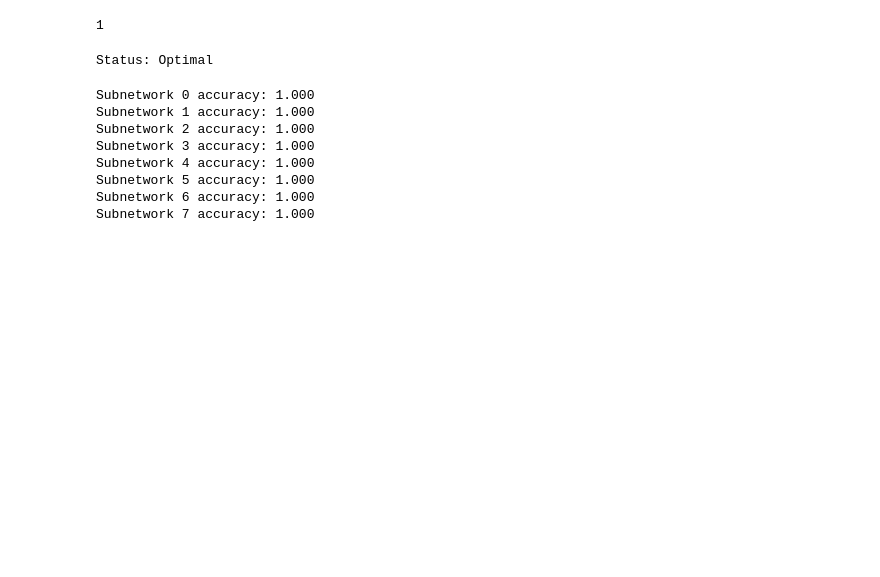
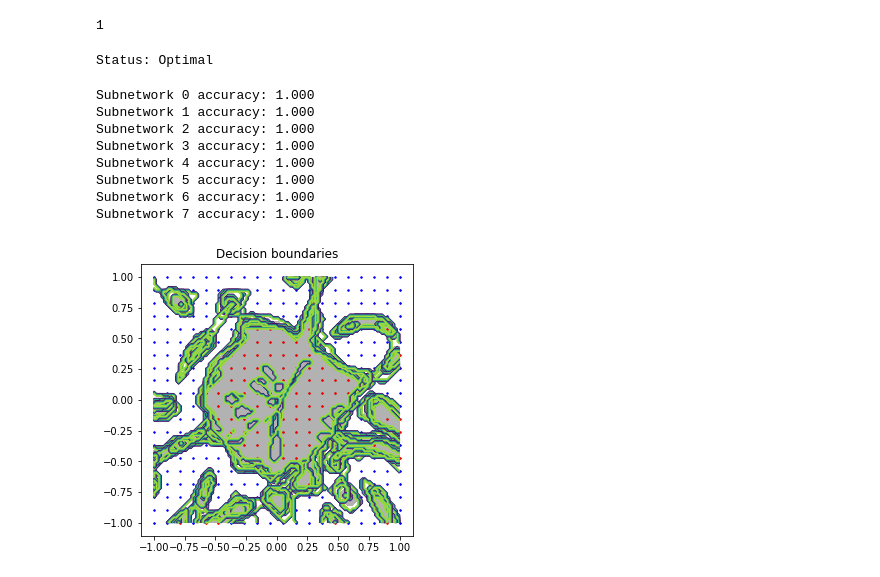
Before and after one commit to paulmayer/nn_decomposition, a Jupyter notebook: torch_network_decomposition.ipynb, the cells around one changed output. Drawn from its saved outputs; the diff is of its cells as text; code cells hidden in the pictures; blank space fills up the shorter version.

```diff
--- a/torch_network_decomposition.ipynb
+++ b/torch_network_decomposition.ipynb
@@ -93,5 +116,5 @@ W_last = net.final[-1].weight.detach().numpy().ravel()
 # %%
-import numpy as np
+W_last = net.final[-1].weight.detach().numpy().ravel()
 k = 8
 
 model = pulp.LpProblem("Network Decomposition", pulp.LpMinimize)
@@ -104,7 +127,7 @@ for i in range(k):
     for j in np.random.choice(M-1, size=int(M/2), replace=False):
         model += alphas[i][j] == 0
 
-last_hidden, outputs = net(train_data.data)
+outputs, last_hidden = net(train_data.data)
 last_hidden = last_hidden.detach().numpy()
 y_out = outputs.detach().numpy().ravel()
 y_hat = train_data.target.detach().numpy().ravel()
@@ -159,3 +182,10 @@ Subnetwork 4 accuracy: 1.000
 Subnetwork 5 accuracy: 1.000
 Subnetwork 6 accuracy: 1.000
 Subnetwork 7 accuracy: 1.000
+# %%
+subnets = [SubNetwork(composite_network=net, alpha=a[i]) for i in range(k)]
+ax = plot_decision_boundary(100, subnets, train_data, fill=False)
+plot_decision_boundary(100, [net], train_data, fill=True, ax=ax);
+ax.set_title("Decision boundaries");
+# %% [output]
+[figure, added]
```
Also changed, not shown: parts of 8 cells of this notebook, 4 other files.
